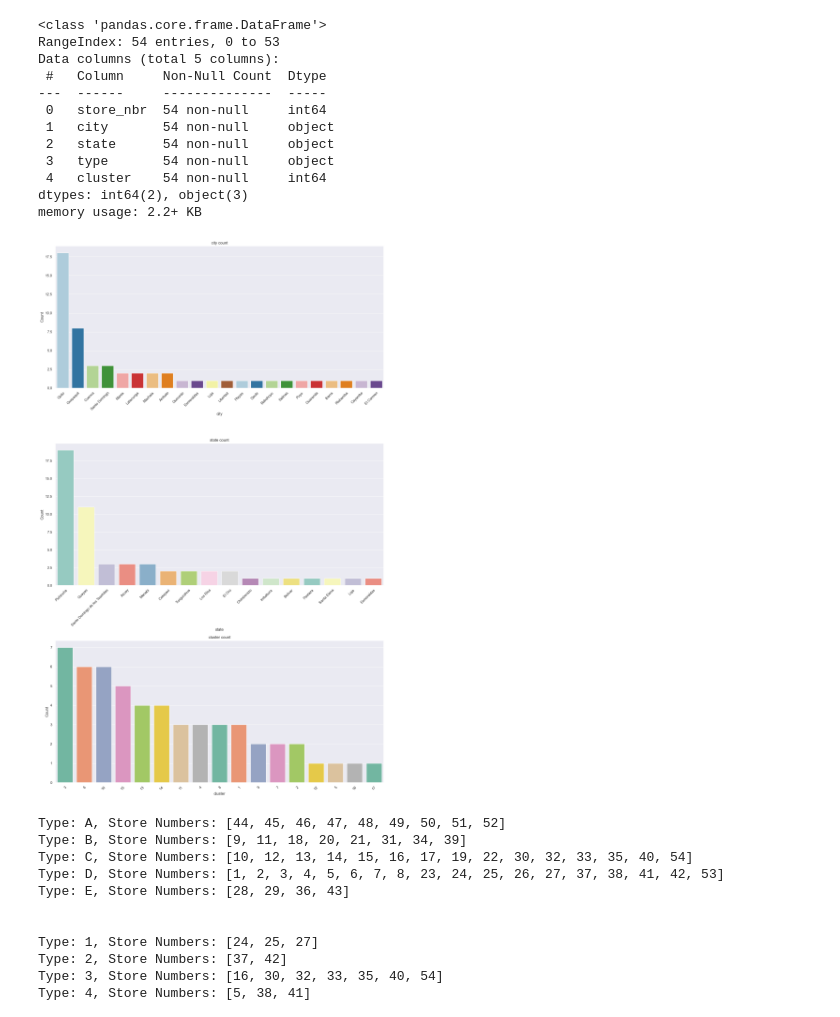
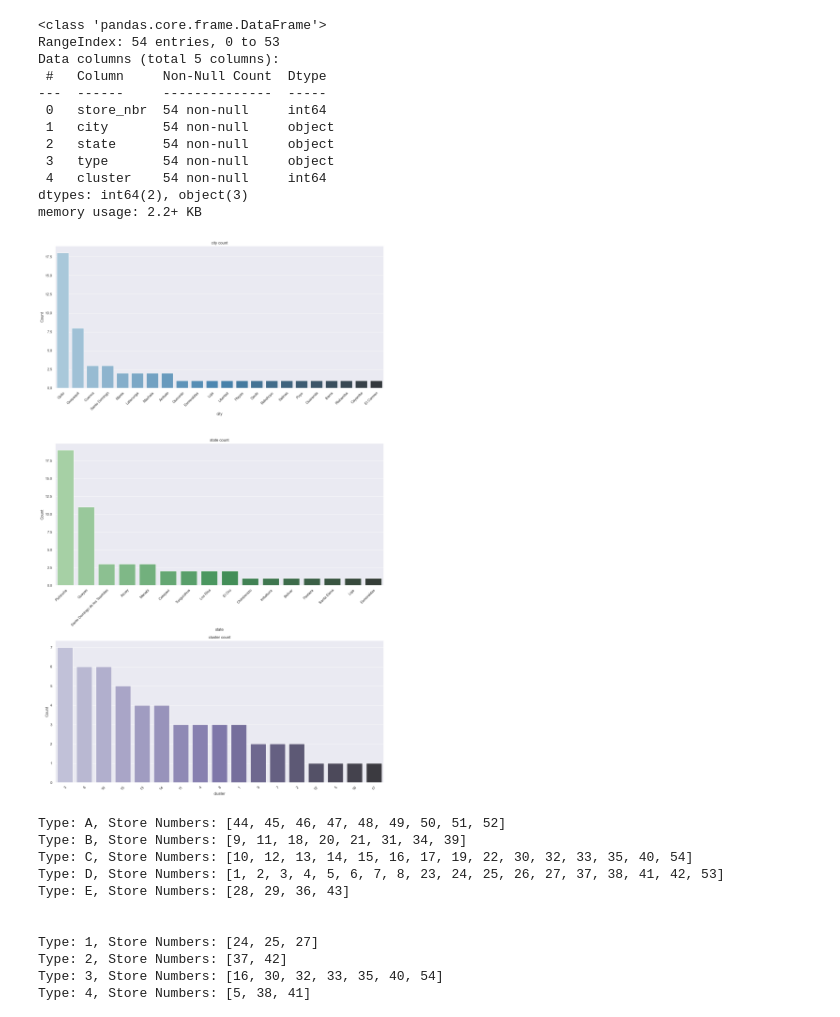
Before and after one commit to melisnv/data-science-projects, a Jupyter notebook: time-series-store-sales/stores.ipynb, the cells around one changed output. Cells and saved outputs as stored; diff of their text form; code cells hidden in the pictures.

```diff
--- a/time-series-store-sales/stores.ipynb
+++ b/time-series-store-sales/stores.ipynb
@@ -56,20 +56,20 @@ memory usage: 2.2+ KB
 # %%
 columns = ["city", "state", "cluster"]
 fig, axes = plt.subplots(nrows=3, ncols=1, figsize = (15,3*8))
-sets = ["Paired","Set3", "Set2", "Pastel2", "Pastel1"]
+sets = ["Blues_d","Greens_d", "Purples_d", "PuBuGn", "PuBu"]
 
 for i, col in enumerate(columns):
     sns.countplot(store_df[col], order=store_df[col].value_counts(ascending=False).index, palette = sets[i], ax=axes[i])
     axes[i].set_title(f'{col} count')
     axes[i].set_xlabel(f'{col}')
     axes[i].set_ylabel('Count')
     # axes[i].tick_params(axis='x', rotation=45, rotation_mode='anchor')
     axes[i].set_xticklabels(axes[i].get_xticklabels(), rotation=45, ha='right', rotation_mode='anchor')
 
 plt.tight_layout()
 plt.show()
 # %% [output]
-[figure, old version]
+[figure, new version]
 # %%
 def check_stores(feature):
     groped_stores = store_df.groupby(feature)["store_nbr"].apply(list)
```
Also changed, not shown: 3 other files.
